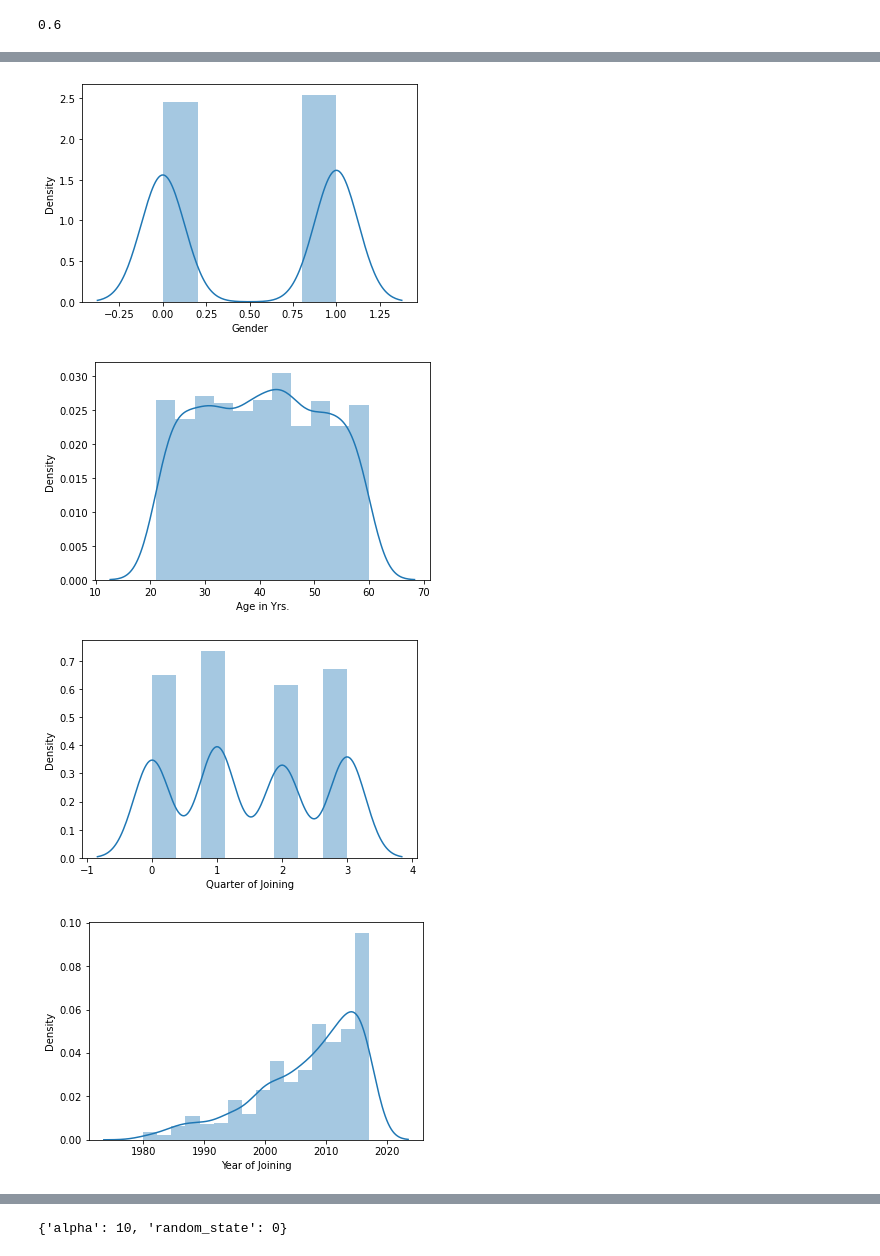
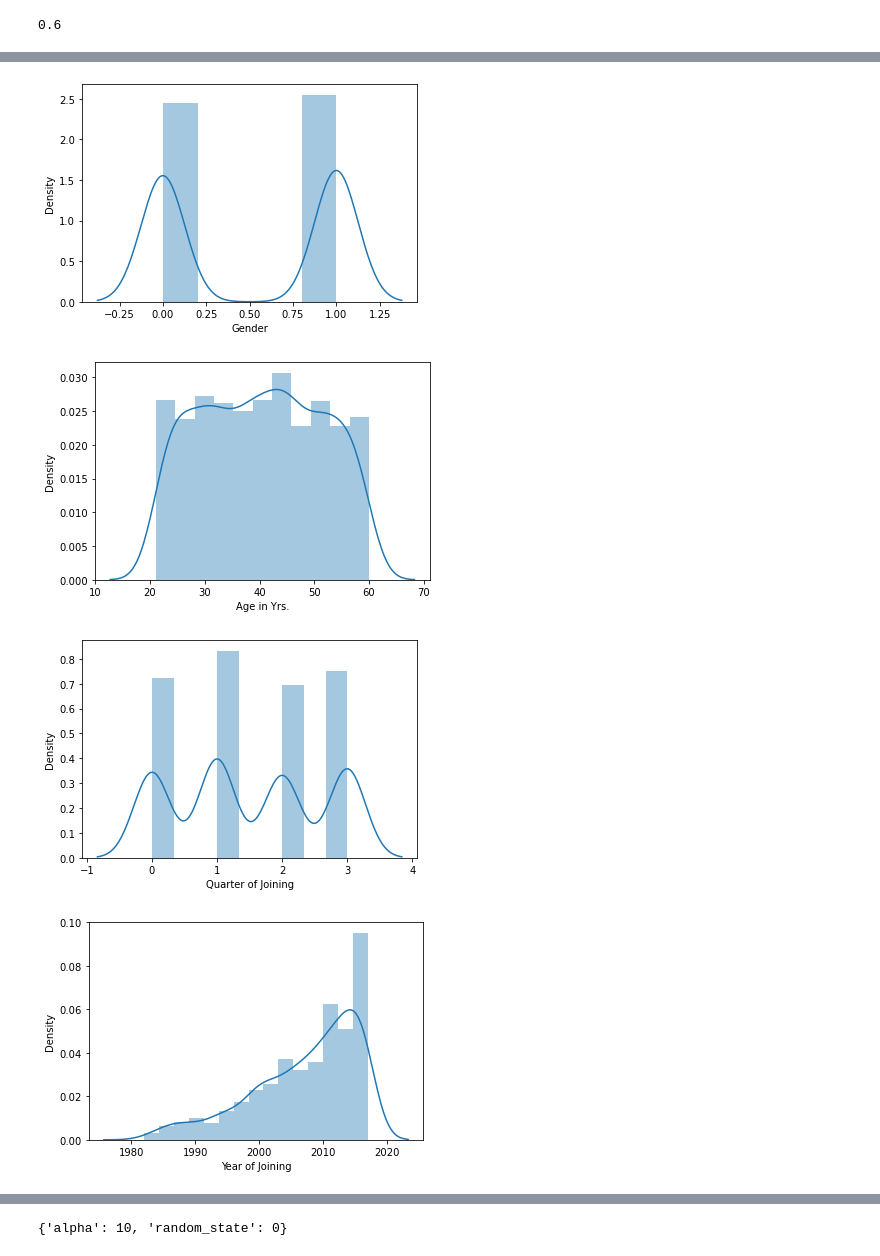
Before and after one commit to dsvikasojha/Project-5-1000-Employee-Data, a Jupyter notebook: Project 5-Employee Salary.ipynb, the cells around one changed output, grey strips where cells are left out. Drawn from its saved outputs; the diff is of its cells as text; code cells hidden in the pictures.

```diff
--- a/Project 5-Employee Salary.ipynb
+++ b/Project 5-Employee Salary.ipynb
@@ -348,5 +348,5 @@ dtype: float64
 # %%
 for i in ds.columns:
     plt.figure()
-    sns.distplot(ds[i])
+    sns.distplot(ds_new[i])
 # %% [output]
@@ -354,4 +354,4 @@ for i in ds.columns:
 [figure]
-[figure, old version]
+[figure, new version]
-[figure, old version]
+[figure, new version]
-[figure, old version]
+[figure, new version]
```
Also changed, not shown: parts of 10 cells of this notebook.
